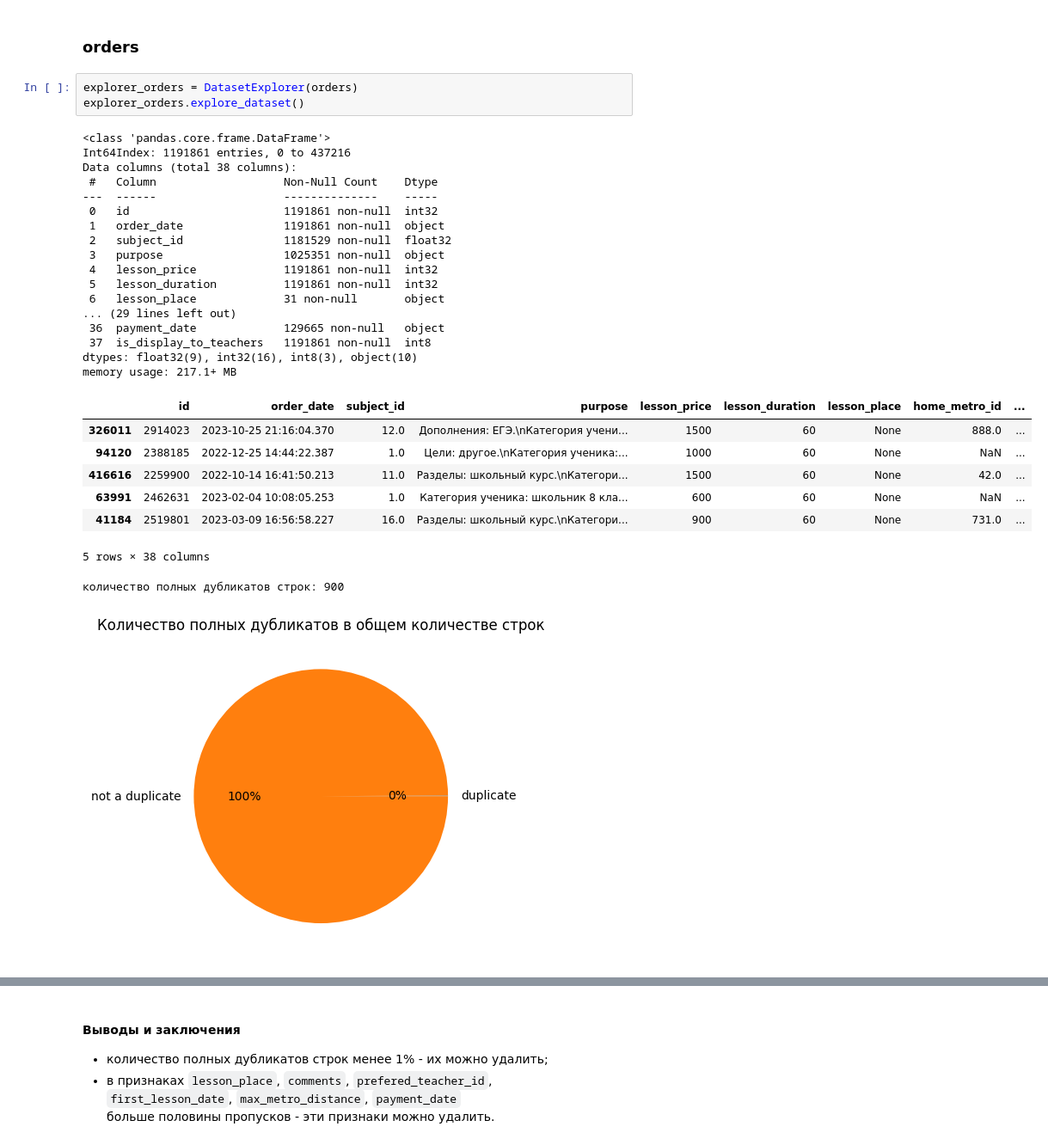
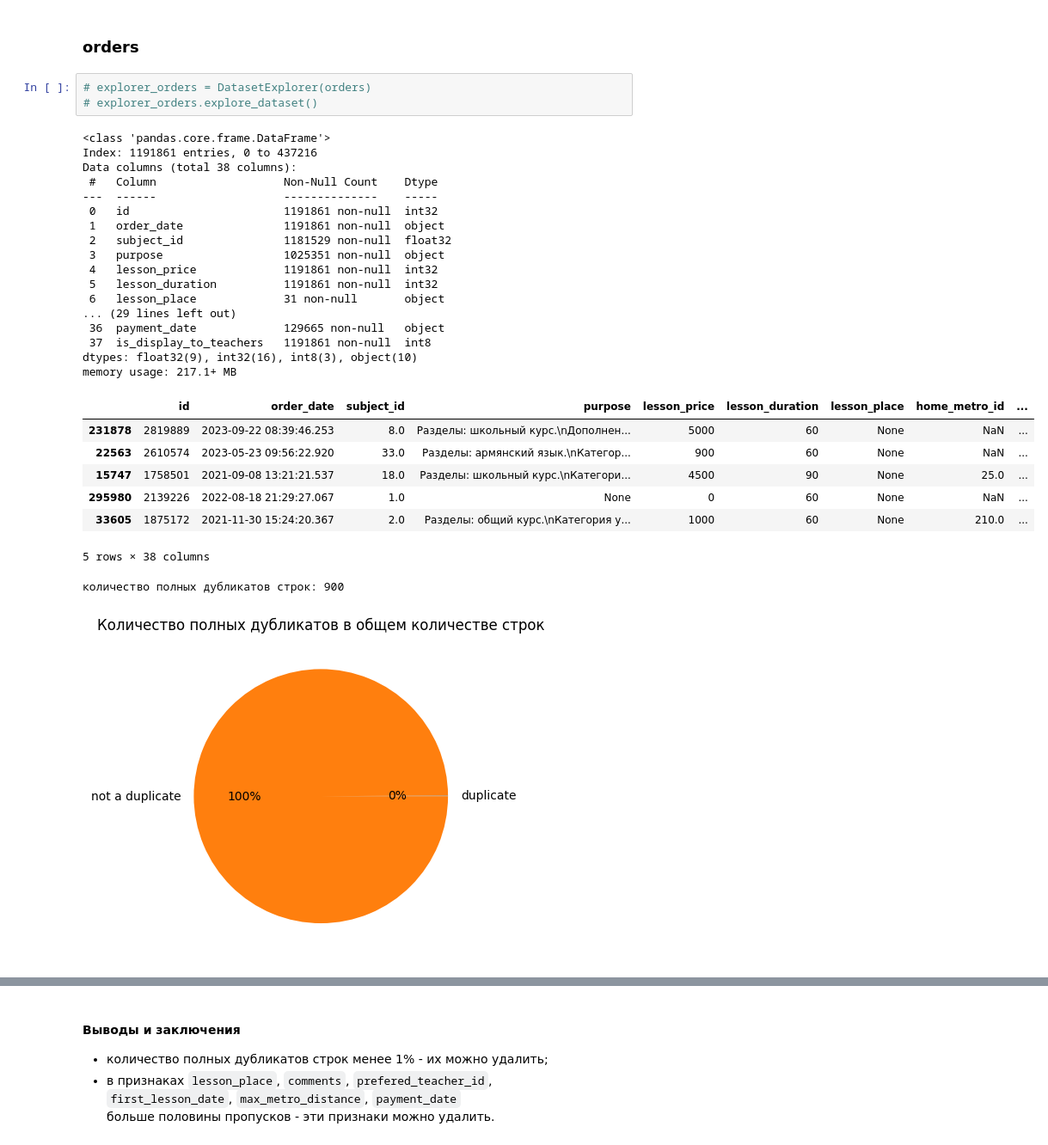
Before and after one commit to denis-42ds/identification_and_optimization_of_payments, a Jupyter notebook: payments_optimization.ipynb, the cells around one changed output, grey strips where cells are left out. Shown: that part at 86% size. Cells and saved outputs as stored; diff of their text form.

```diff
--- a/payments_optimization.ipynb
+++ b/payments_optimization.ipynb
@@ -561,32 +559,32 @@ amount_paid: 99.32%
 # %% [markdown]
 ### orders
 # %%
-explorer_orders = DatasetExplorer(orders)
-explorer_orders.explore_dataset()
+# explorer_orders = DatasetExplorer(orders)
+# explorer_orders.explore_dataset()
 # %% [output]
 <class 'pandas.core.frame.DataFrame'>
-Int64Index: 1191861 entries, 0 to 437216
+Index: 1191861 entries, 0 to 437216
 Data columns (total 38 columns):
  #   Column                   Non-Null Count    Dtype
 ---  ------                   --------------    -----
  0   id                       1191861 non-null  int32
  1   order_date               1191861 non-null  object
  2   subject_id               1181529 non-null  float32
  3   purpose                  1025351 non-null  object
  4   lesson_price             1191861 non-null  int32
  5   lesson_duration          1191861 non-null  int32
  6   lesson_place             31 non-null       object
 ... (29 lines left out)
  36  payment_date             129665 non-null   object
  37  is_display_to_teachers   1191861 non-null  int8
 dtypes: float32(9), int32(16), int8(3), object(10)
 memory usage: 217.1+ MB
 |  | id | order_date | subject_id | purpose | lesson_price | lesson_duration | lesson_place | home_metro_id | ... |
-| 326011 | 2914023 | 2023-10-25 21:16:04.370 | 12.0 | Дополнения: ЕГЭ.\nКатегория учени... | 1500 | 60 | None | 888.0 | ... |
-| 94120 | 2388185 | 2022-12-25 14:44:22.387 | 1.0 | Цели: другое.\nКатегория ученика:... | 1000 | 60 | None | NaN | ... |
-| 416616 | 2259900 | 2022-10-14 16:41:50.213 | 11.0 | Разделы: школьный курс.\nКатегори... | 1500 | 60 | None | 42.0 | ... |
-| 63991 | 2462631 | 2023-02-04 10:08:05.253 | 1.0 | Категория ученика: школьник 8 кла... | 600 | 60 | None | NaN | ... |
-| 41184 | 2519801 | 2023-03-09 16:56:58.227 | 16.0 | Разделы: школьный курс.\nКатегори... | 900 | 60 | None | 731.0 | ... |
+| 231878 | 2819889 | 2023-09-22 08:39:46.253 | 8.0 | Разделы: школьный курс.\nДополнен... | 5000 | 60 | None | NaN | ... |
+| 22563 | 2610574 | 2023-05-23 09:56:22.920 | 33.0 | Разделы: армянский язык.\nКатегор... | 900 | 60 | None | NaN | ... |
+| 15747 | 1758501 | 2021-09-08 13:21:21.537 | 18.0 | Разделы: школьный курс.\nКатегори... | 4500 | 90 | None | 25.0 | ... |
+| 295980 | 2139226 | 2022-08-18 21:29:27.067 | 1.0 | None | 0 | 60 | None | NaN | ... |
+| 33605 | 1875172 | 2021-11-30 15:24:20.367 | 2.0 | Разделы: общий курс.\nКатегория у... | 1000 | 60 | None | 210.0 | ... |
 5 rows × 38 columns
 количество полных дубликатов строк: 900
 [figure]
```
Also changed, not shown: parts of 37 cells of this notebook, 2 other files.
